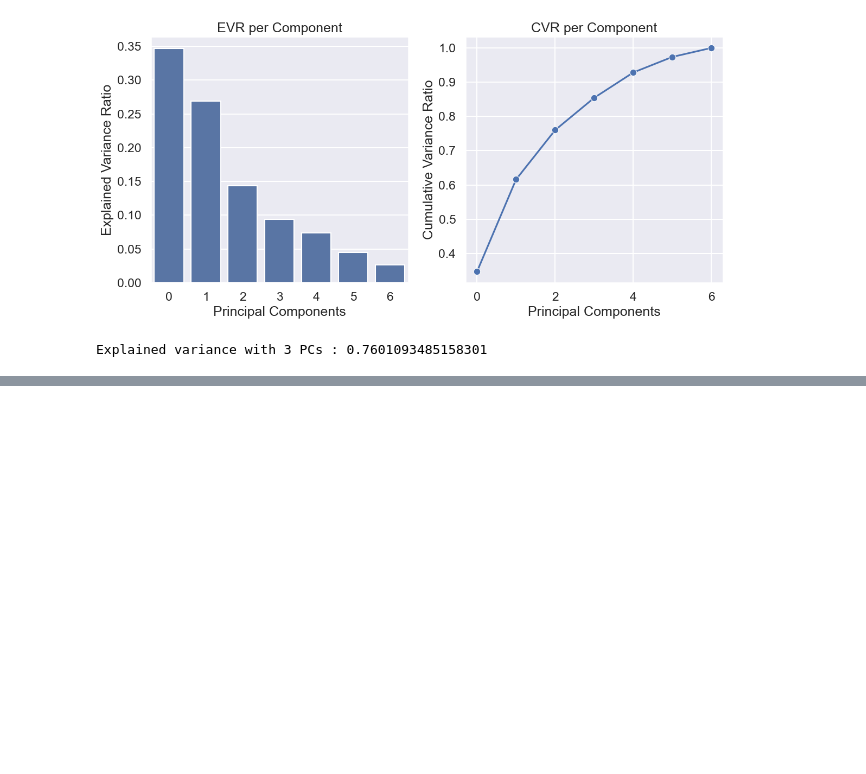
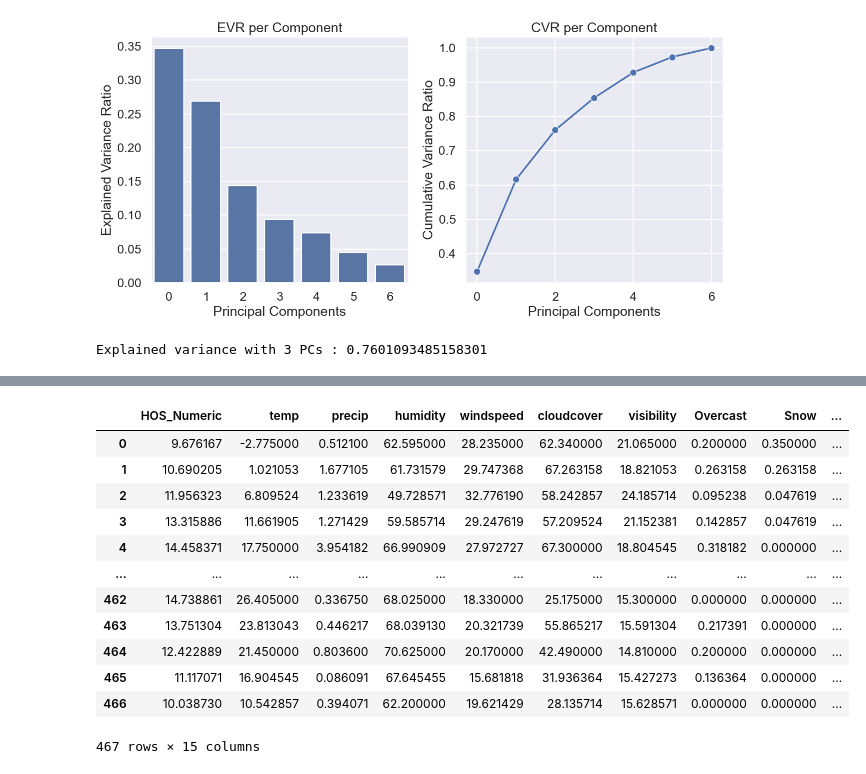
Before and after one commit to wangleo1/SADvsNYSE, a Jupyter notebook: notebooks/NYC_model.ipynb, the cells around one changed output, grey strips where cells are left out. Drawn from its saved outputs; the diff is of its cells as text; code cells hidden in the pictures; blank space fills up the shorter version.

```diff
--- a/notebooks/NYC_model.ipynb
+++ b/notebooks/NYC_model.ipynb
@@ -316,0 +293,38 @@ Weather_SL
+# %%
+"""Creating dataframe for classification model"""
+# create seperate dataframe for one-hot encoded data
+one_hot_encoded_data = split_OHE(NYC_no_outliers, 'conditions')
+
+# Concatenate the one-hot encoded data with original NYC_no_outliers df
+NYC_no_outliers = pd.concat([NYC_no_outliers, one_hot_encoded_data], axis=1)
+
+#converting dates to datetime
+NYC_no_outliers = column_datetime_timedelta(NYC_no_outliers, 'Date', 'Hours_of_Sunlight')
+
+#reducing number of weather columns
+monthlyNYSE = NYC_no_outliers[['Date','HOS_Numeric','temp','precip','humidity','windspeed','cloudcover','visibility','Overcast', 'Snow', 'Rain', 'Partially cloudy', 'Clear',
+       'Freezing Drizzle/Freezing Rain', 'Ice', 'Returns']]
+
+#aggregating data by month
+monthlyNYSE = monthlyNYSE.resample('M', on='Date').mean().reset_index()
+
+#create column for buy/sell recommendation based on return values
+monthlyNYSE['Recommendation'] = monthlyNYSE['Returns'].apply(pos_neg_return)
+
+#dropping date and returns columns
+monthlyNYSE = monthlyNYSE.drop(columns=['Date', 'Returns'], axis=1)
+monthlyNYSE
+# %% [output]
+|  | HOS_Numeric | temp | precip | humidity | windspeed | cloudcover | visibility | Overcast | Snow | ... |
+| 0 | 9.676167 | -2.775000 | 0.512100 | 62.595000 | 28.235000 | 62.340000 | 21.065000 | 0.200000 | 0.350000 | ... |
+| 1 | 10.690205 | 1.021053 | 1.677105 | 61.731579 | 29.747368 | 67.263158 | 18.821053 | 0.263158 | 0.263158 | ... |
+| 2 | 11.956323 | 6.809524 | 1.233619 | 49.728571 | 32.776190 | 58.242857 | 24.185714 | 0.095238 | 0.047619 | ... |
+| 3 | 13.315886 | 11.661905 | 1.271429 | 59.585714 | 29.247619 | 57.209524 | 21.152381 | 0.142857 | 0.047619 | ... |
+| 4 | 14.458371 | 17.750000 | 3.954182 | 66.990909 | 27.972727 | 67.300000 | 18.804545 | 0.318182 | 0.000000 | ... |
+| ... | ... | ... | ... | ... | ... | ... | ... | ... | ... | ... |
+| 462 | 14.738861 | 26.405000 | 0.336750 | 68.025000 | 18.330000 | 25.175000 | 15.300000 | 0.000000 | 0.000000 | ... |
+| 463 | 13.751304 | 23.813043 | 0.446217 | 68.039130 | 20.321739 | 55.865217 | 15.591304 | 0.217391 | 0.000000 | ... |
+| 464 | 12.422889 | 21.450000 | 0.803600 | 70.625000 | 20.170000 | 42.490000 | 14.810000 | 0.200000 | 0.000000 | ... |
+| 465 | 11.117071 | 16.904545 | 0.086091 | 67.645455 | 15.681818 | 31.936364 | 15.427273 | 0.136364 | 0.000000 | ... |
+| 466 | 10.038730 | 10.542857 | 0.394071 | 62.200000 | 19.621429 | 28.135714 | 15.628571 | 0.000000 | 0.000000 | ... |
+467 rows × 15 columns
```
Also changed, not shown: parts of 30 cells of this notebook, 13 other files.
